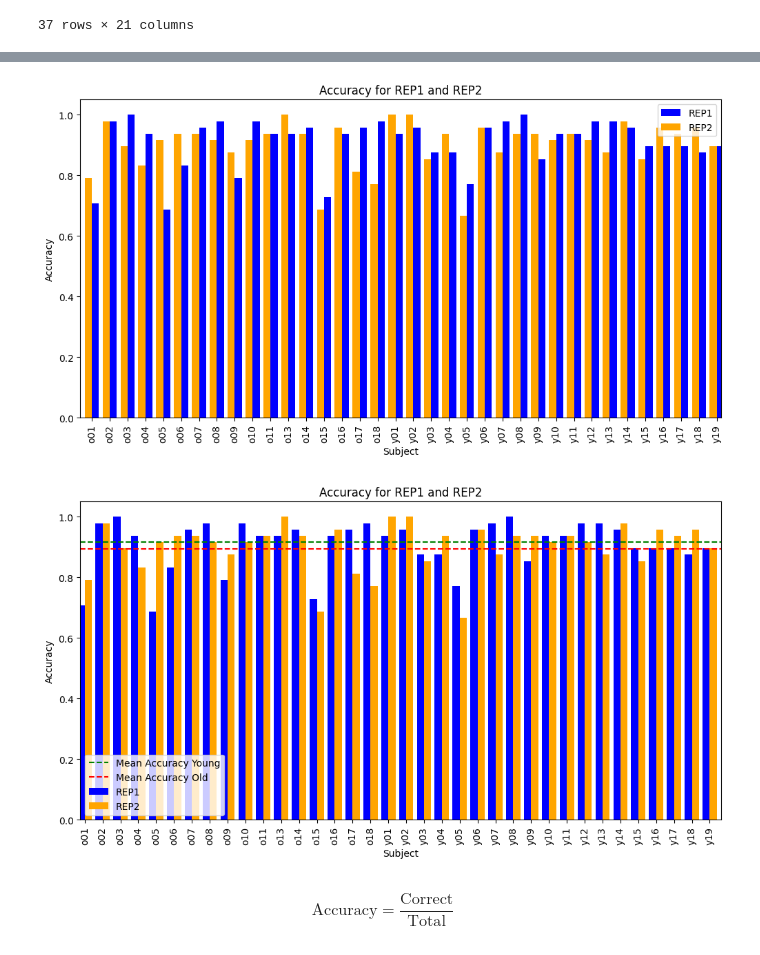
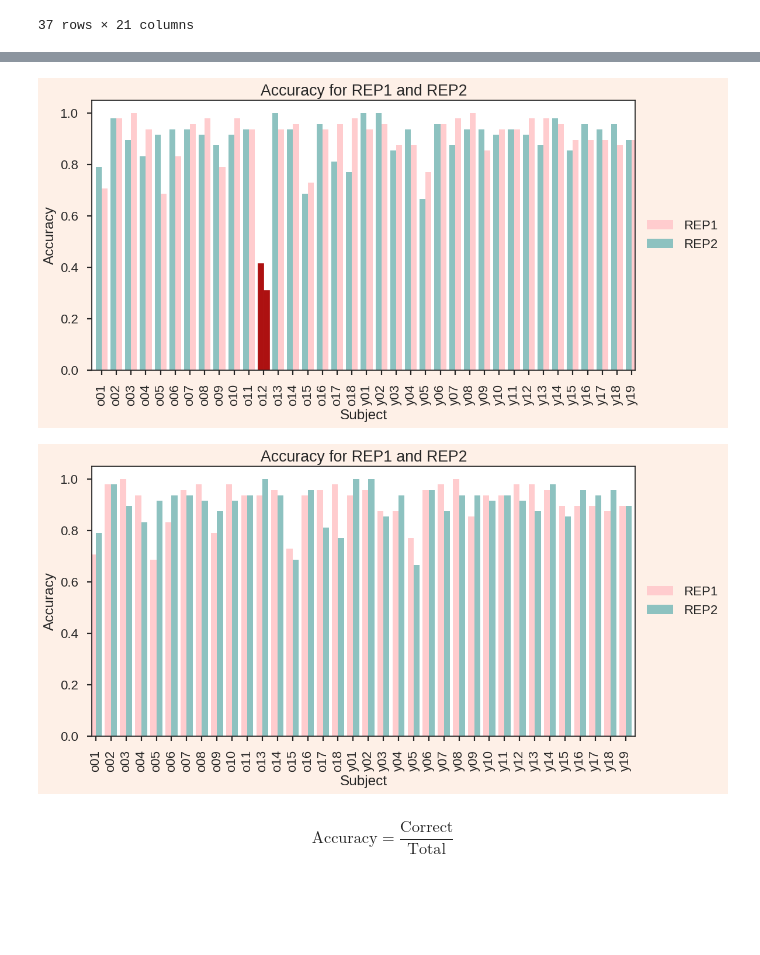
Before and after one commit to McSonk/brain-imaging, a Jupyter notebook: code/python/behaviour_global.ipynb, the cells around one changed output, grey strips where cells are left out. Drawn from its saved outputs; the diff is of its cells as text; code cells hidden in the pictures; blank space fills up the shorter version.

Commit message:
Updates plot format

```diff
--- a/code/python/behaviour_global.ipynb
+++ b/code/python/behaviour_global.ipynb
@@ -269,19 +269,27 @@ plt.show()
 # %%
 # Plot the accuracies for rep1 and rep2
 fig, ax = plt.subplots(figsize=(12, 6))
 
 # Plot rep1 accuracies
-reps1[['subject', 'accuracy']].set_index('subject').plot(kind='bar', ax=ax, position=0, width=0.4, color='blue', label='REP1')
+reps1[['subject', 'accuracy']].set_index('subject').plot(kind='bar', ax=ax, position=0, width=0.4, color='#ffccce', label='REP1')
 
 # Plot rep2 accuracies
-reps2[['subject', 'accuracy']].set_index('subject').plot(kind='bar', ax=ax, position=1, width=0.4, color='orange', label='REP2')
+reps2[['subject', 'accuracy']].set_index('subject').plot(kind='bar', ax=ax, position=1, width=0.4, color='#8dc2c0', label='REP2')
+
+# Change the color of a specific subject (o12)
+bars = ax.patches
+for bar in bars:
+    if bar.get_height() < 0.5:
+        bar.set_color('#ad1111')
+
+fig.patch.set_facecolor('#fef0e7')
 plt.xlabel('Subject')
 plt.ylabel('Accuracy')
 plt.title('Accuracy for REP1 and REP2')
-plt.legend(['REP1', 'REP2'])
+plt.legend(['REP1', 'REP2'], loc='center left', bbox_to_anchor=(1, 0.5))
 plt.show()
 # %% [output]
-[figure, old version]
+[figure, new version]
 # %%
 rep_stats_df = rep_stats_df[rep_stats_df['subject'] != 'o12']
 
@@ -306,21 +314,20 @@ mean_accuracy_o = (mean_accuracy_o_reps1 + mean_accuracy_o_reps2) / 2
 # Plot the accuracies for rep1 and rep2
 fig, ax = plt.subplots(figsize=(12, 6))
 
-ax.axhline(y=mean_accuracy_y, color='green', linestyle='--', label=f'Mean Accuracy Young: {mean_accuracy_y:.2f}')
-ax.axhline(y=mean_accuracy_o, color='red', linestyle='--', label=f'Mean Accuracy Old: {mean_accuracy_o:.2f}')
 
 # Plot rep1 accuracies
-reps1[['subject', 'accuracy']].set_index('subject').plot(kind='bar', ax=ax, position=1, width=0.4, color='blue', label='REP1')
+reps1[['subject', 'accuracy']].set_index('subject').plot(kind='bar', ax=ax, position=1, width=0.4, color='#ffccce', label='REP1')
 # Plot rep2 accuracies
-reps2[['subject', 'accuracy']].set_index('subject').plot(kind='bar', ax=ax, position=0, width=0.4, color='orange', label='REP2')
+reps2[['subject', 'accuracy']].set_index('subject').plot(kind='bar', ax=ax, position=0, width=0.4, color='#8dc2c0', label='REP2')
 # Means
+fig.patch.set_facecolor('#fef0e7')
 plt.xlabel('Subject')
 plt.ylabel('Accuracy')
 plt.title('Accuracy for REP1 and REP2')
-plt.legend(['Mean Accuracy Young', 'Mean Accuracy Old', 'REP1', 'REP2'], loc='lower left')
+plt.legend(['REP1', 'REP2'], loc='center left', bbox_to_anchor=(1, 0.5))
 plt.show()
 # %% [output]
-[figure, old version]
+[figure, new version]
 # %% [markdown]
 $$
 \text{Accuracy} = \frac{\text{Correct}}{\text{Total}}
```
Also changed, not shown: parts of 31 cells of this notebook.
